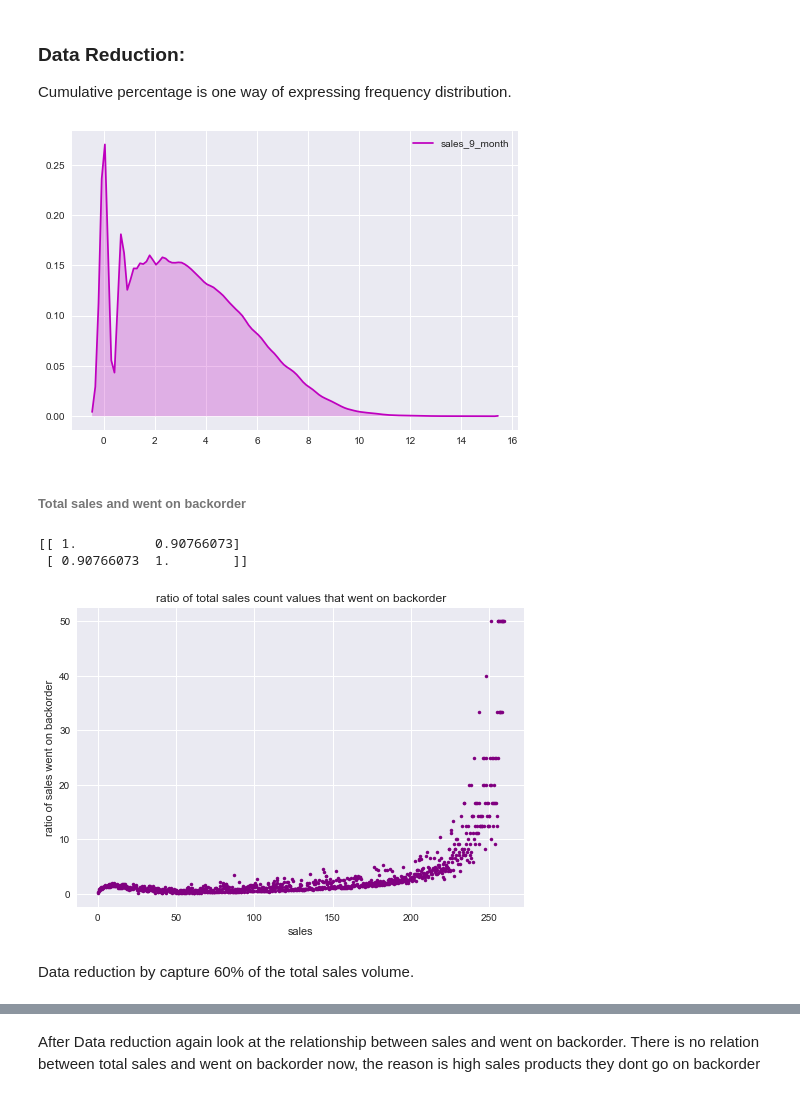
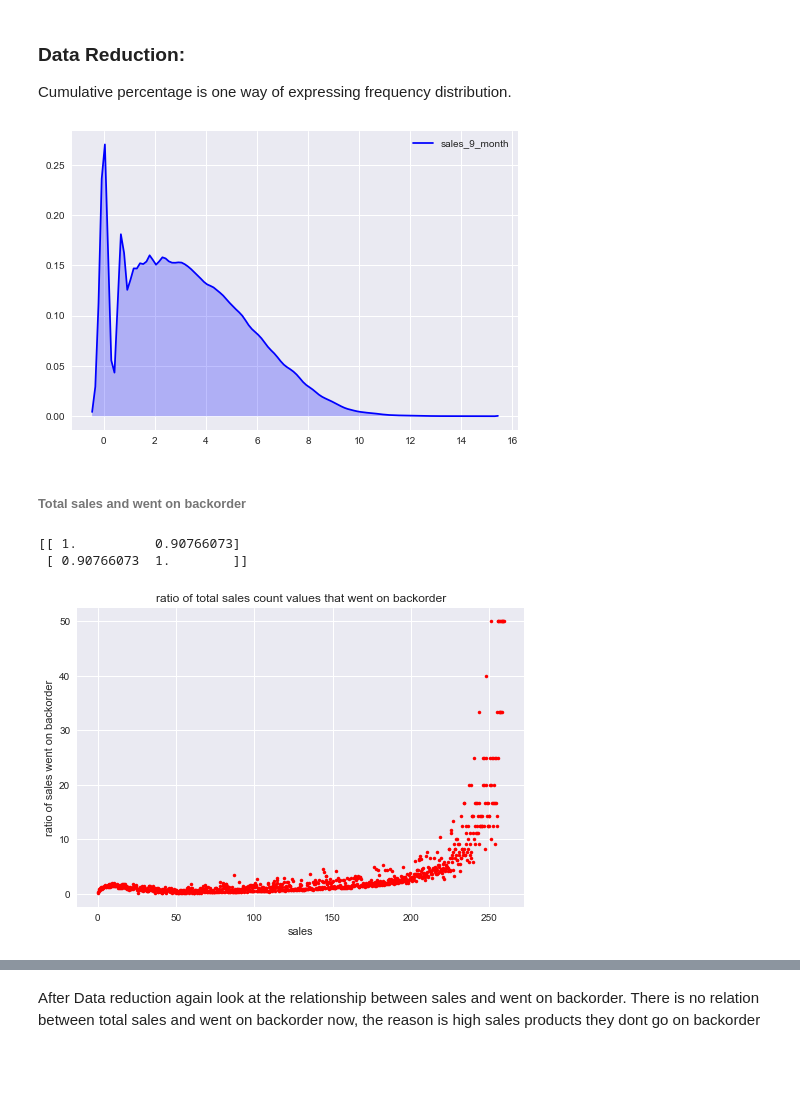
Before and after one commit to hedib/DataScienceProjects, a Jupyter notebook: project_Inventory/backorder.ipynb, the cells around one changed output, grey strips where cells are left out. Cells and saved outputs as stored; diff of their text form; code cells hidden in the pictures; blank space fills up the shorter version.

```diff
--- a/project_Inventory/backorder.ipynb
+++ b/project_Inventory/backorder.ipynb
@@ -277,10 +288,10 @@ As you see from the above calculations standard deviation of bionomial distribut
 Cumulative percentage is one way of expressing frequency distribution.
 # %%
 sales_sort=orders.sort_values('sales_9_month',ascending = False)
-sns.kdeplot(np.log(sales_sort['sales_9_month']),color='m', shade=True)
+sns.kdeplot(np.log(sales_sort['sales_9_month']),color='b', shade=True)
 plt.show()
 # %% [output]
-[figure, old version]
+[figure, new version]
 # %% [markdown]
 ###### Total sales and went on backorder
 # %%
@@ -306,7 +317,7 @@ for i in range(0,len(df2)):
 
 
 print(np.corrcoef(df2.index.values,g))
-plt.plot(np.array(range(len(g))) * 0.25, g,".",color='purple')
+plt.plot(np.array(range(len(g))) * 0.25, g,".",color='red')
 plt.title('ratio of total sales count values that went on backorder')
 plt.xlabel('sales')
 plt.ylabel('ratio of sales went on backorder')
@@ -314,9 +325,7 @@ plt.show()
 # %% [output]
 [[ 1.          0.90766073]
  [ 0.90766073  1.        ]]
-[figure, old version]
+[figure, new version]
-# %% [markdown]
-Data reduction by capture 60% of the total sales volume.
 # %%
 sales_volume =np.cumsum(sales_sort.sales_9_month)
 print(sales_volume[len(sales_volume)-1])
```
Also changed, not shown: parts of 44 cells of this notebook.
